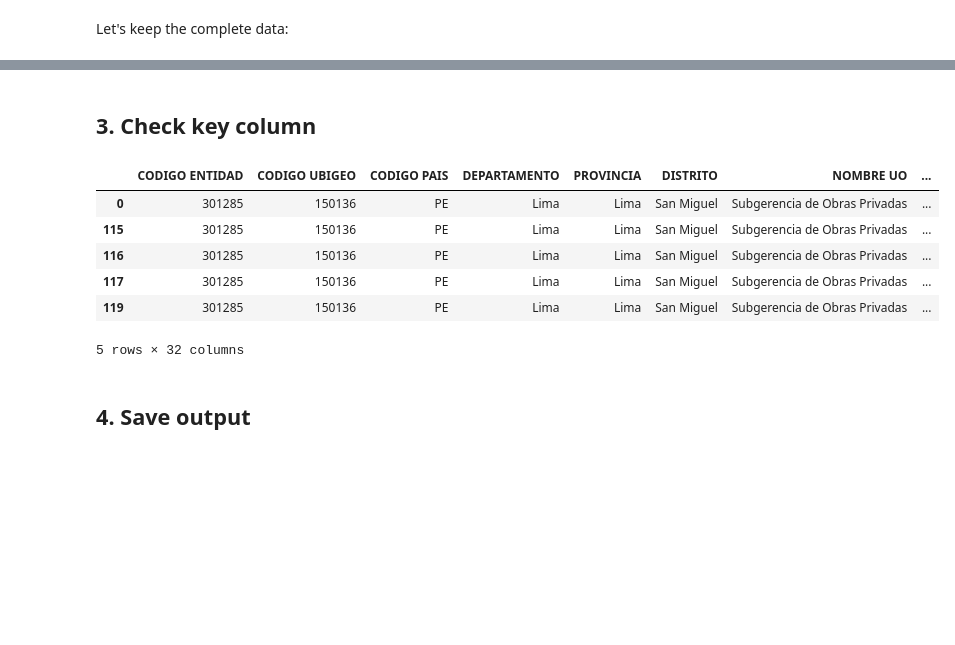
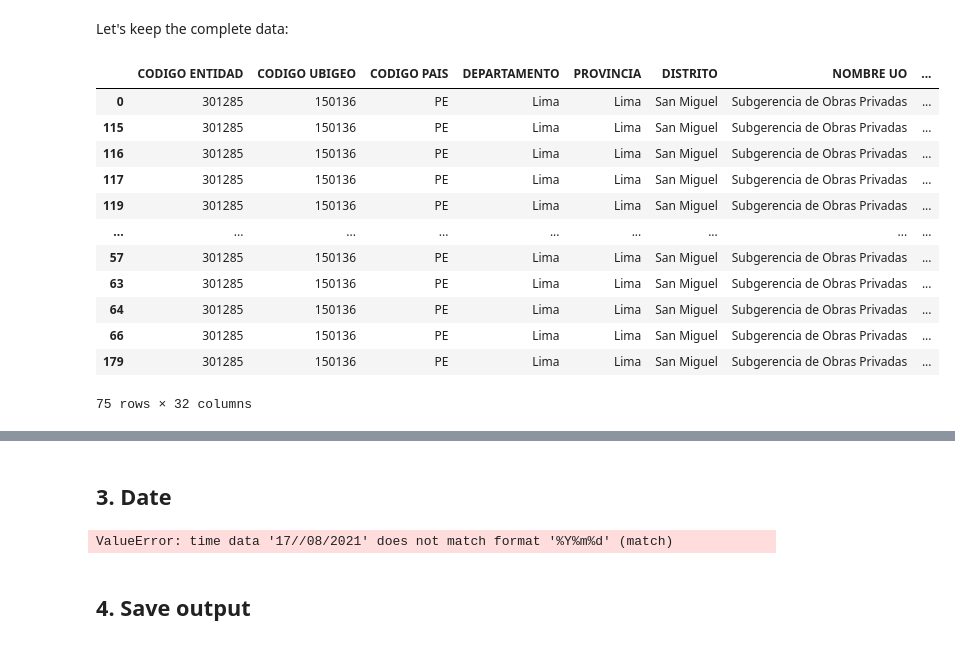
Before and after one commit to LuisPalominoR/Clase-5, a Jupyter notebook: Edificaciones_PROTO.ipynb, the cells around one changed output, grey strips where cells are left out. Drawn from its saved outputs; the diff is of its cells as text; code cells hidden in the pictures; blank space fills up the shorter version.

```diff
--- a/Edificaciones_PROTO.ipynb
+++ b/Edificaciones_PROTO.ipynb
@@ -1114,0 +1126,18 @@ Then, we can generalize:
+# %%
+def corregir_numero(valor):
+    if isinstance(valor, str):
+        valor = valor.strip()
+        valor = valor.replace(',', '.')
+        partes = valor.split('.')
+        if len(partes) > 2:
+            valor_corregido = ''.join(partes[:-1]) + '.' + partes[-1]
+        else:
+            valor_corregido = valor
+        return valor_corregido
+    return valor
+
+df_ordenado['VALOR OBRA'] = df_ordenado['VALOR OBRA'].apply(corregir_numero)
+
+df_ordenado['VALOR OBRA'] = pd.to_numeric(df_ordenado['VALOR OBRA'], errors='coerce')
+
+print(df_ordenado['VALOR OBRA'])
@@ -1131,7 +1186,20 @@ freedom.info()
 # %% [markdown]
 Let's keep the complete data:
 # %%
-freedom.dropna(how='any',axis=0,inplace=True # keep complete
+df_ordenado.dropna(how='any',axis=0,inplace=True # keep complete
                ) # reset index
-
-freedom
+df_ordenado
+# %% [output]
+|  | CODIGO ENTIDAD | CODIGO UBIGEO | CODIGO PAIS | DEPARTAMENTO | PROVINCIA | DISTRITO | NOMBRE UO | ... |
+| 0 | 301285 | 150136 | PE | Lima | Lima | San Miguel | Subgerencia de Obras Privadas | ... |
+| 115 | 301285 | 150136 | PE | Lima | Lima | San Miguel | Subgerencia de Obras Privadas | ... |
+| 116 | 301285 | 150136 | PE | Lima | Lima | San Miguel | Subgerencia de Obras Privadas | ... |
+| 117 | 301285 | 150136 | PE | Lima | Lima | San Miguel | Subgerencia de Obras Privadas | ... |
+| 119 | 301285 | 150136 | PE | Lima | Lima | San Miguel | Subgerencia de Obras Privadas | ... |
+| ... | ... | ... | ... | ... | ... | ... | ... | ... |
+| 57 | 301285 | 150136 | PE | Lima | Lima | San Miguel | Subgerencia de Obras Privadas | ... |
+| 63 | 301285 | 150136 | PE | Lima | Lima | San Miguel | Subgerencia de Obras Privadas | ... |
+| 64 | 301285 | 150136 | PE | Lima | Lima | San Miguel | Subgerencia de Obras Privadas | ... |
+| 66 | 301285 | 150136 | PE | Lima | Lima | San Miguel | Subgerencia de Obras Privadas | ... |
+| 179 | 301285 | 150136 | PE | Lima | Lima | San Miguel | Subgerencia de Obras Privadas | ... |
+75 rows × 32 columns
@@ -1141,13 +1207,2 @@ freedom
 # %% [markdown]
-## 3. Check key column
+## 3. Date
-# %%
-df_ordenado.rename(columns=change,inplace=True)
-df_ordenado.head()
-# %% [output]
-|  | CODIGO ENTIDAD | CODIGO UBIGEO | CODIGO PAIS | DEPARTAMENTO | PROVINCIA | DISTRITO | NOMBRE UO | ... |
-| 0 | 301285 | 150136 | PE | Lima | Lima | San Miguel | Subgerencia de Obras Privadas | ... |
-| 115 | 301285 | 150136 | PE | Lima | Lima | San Miguel | Subgerencia de Obras Privadas | ... |
-| 116 | 301285 | 150136 | PE | Lima | Lima | San Miguel | Subgerencia de Obras Privadas | ... |
-| 117 | 301285 | 150136 | PE | Lima | Lima | San Miguel | Subgerencia de Obras Privadas | ... |
-| 119 | 301285 | 150136 | PE | Lima | Lima | San Miguel | Subgerencia de Obras Privadas | ... |
-5 rows × 32 columns
@@ -1154,3 +1267,7 @@ df_ordenado.head()
+# %%
+df_ordenado['FECHA INICIO TRAMITE'] = pd.to_datetime(df_ordenado['FECHA INICIO TRAMITE'], format='%Y%m%d')
+# %% [output]
+ValueError: time data '17//08/2021' does not match format '%Y%m%d' (match)
 # %% [markdown]
 ## 4. Save output
 # %%
```
Also changed, not shown: parts of 30 cells of this notebook.
